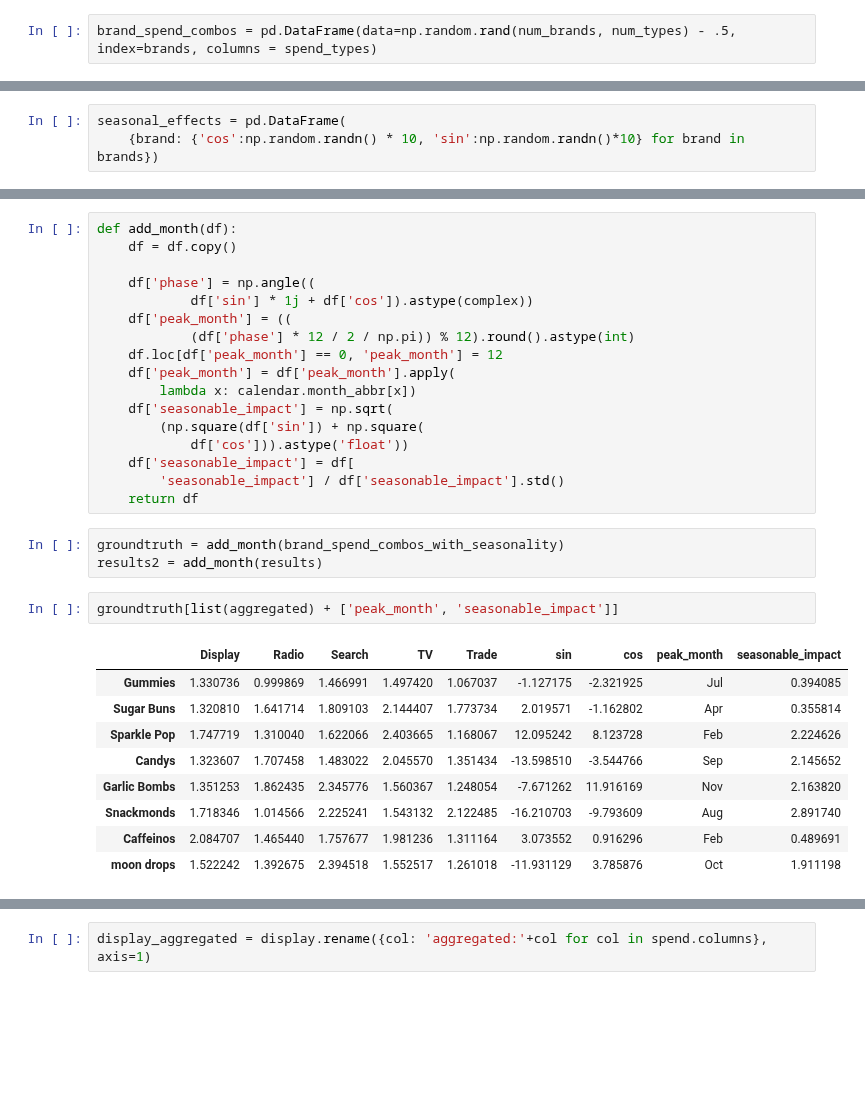
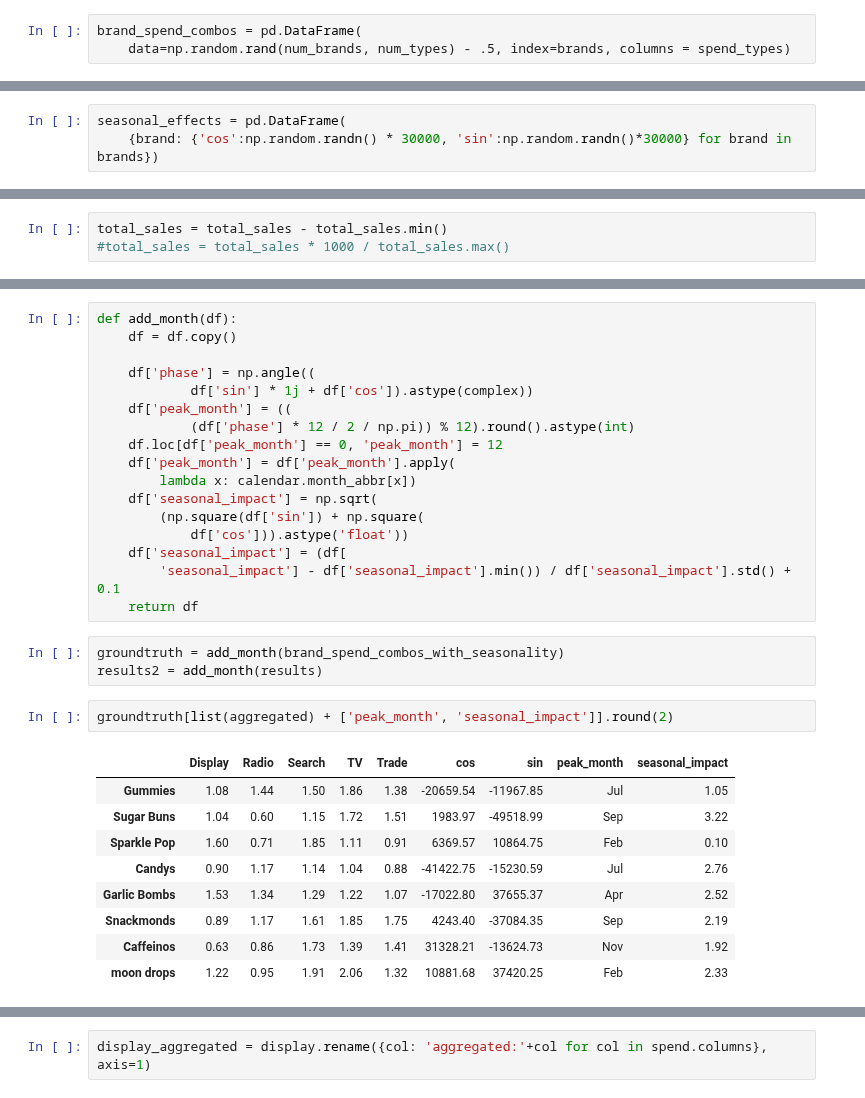
Before and after one commit to leedtan/LeeTanData, a Jupyter notebook: ML_Intro_4_and_5_Regularization/Lecture5_onehot_norm_tensorflow_with_time.ipynb, the cells around one changed output, grey strips where cells are left out. Cells and saved outputs as stored; diff of their text form; blank space fills up the shorter version.

```diff
--- a/ML_Intro_4_and_5_Regularization/Lecture5_onehot_norm_tensorflow_with_time.ipynb
+++ b/ML_Intro_4_and_5_Regularization/Lecture5_onehot_norm_tensorflow_with_time.ipynb
@@ -44,7 +46,8 @@ true_baselines = {brand: [np.random.randn() * 10] for brand in brands}
 spend_rois = {t : [np.random.rand()+.8] for t in spend_types}
 brand_rois = {t : [np.random.rand()/3] for t in brands}
 # %%
-brand_spend_combos = pd.DataFrame(data=np.random.rand(num_brands, num_types) - .5, index=brands, columns = spend_types)
+brand_spend_combos = pd.DataFrame(
+    data=np.random.rand(num_brands, num_types) - .5, index=brands, columns = spend_types)
 # %%
 brand_spend_combos  = brand_spend_combos + \
     pd.DataFrame(brand_rois, index=spend_rois).T + pd.DataFrame(spend_rois, index = brands)
@@ -94,6 +97,6 @@ salesnoise.head()
 # %%
 seasonal_effects = pd.DataFrame(
-    {brand: {'cos':np.random.randn() * 10, 'sin':np.random.randn()*10} for brand in brands})
+    {brand: {'cos':np.random.randn() * 30000, 'sin':np.random.randn()*30000} for brand in brands})
 # %%
 seasonal_effects
 # %% [output]
@@ -158,3 +213,6 @@ promo_viewed.head(10)
+# %%
+total_sales = total_sales - total_sales.min()
+#total_sales = total_sales * 1000 / total_sales.max()
 # %%
 sales_viewed = total_sales.clip(0, np.inf)
 # %%
@@ -430,25 +546,25 @@ def add_month(df):
     df.loc[df['peak_month'] == 0, 'peak_month'] = 12
     df['peak_month'] = df['peak_month'].apply(
         lambda x: calendar.month_abbr[x])
-    df['seasonable_impact'] = np.sqrt(
+    df['seasonal_impact'] = np.sqrt(
         (np.square(df['sin']) + np.square(
             df['cos'])).astype('float'))
-    df['seasonable_impact'] = df[
-        'seasonable_impact'] / df['seasonable_impact'].std()
+    df['seasonal_impact'] = (df[
+        'seasonal_impact'] - df['seasonal_impact'].min()) / df['seasonal_impact'].std() + 0.1
     return df
 # %%
 groundtruth = add_month(brand_spend_combos_with_seasonality)
 results2 = add_month(results)
 # %%
-groundtruth[list(aggregated) + ['peak_month', 'seasonable_impact']]
+groundtruth[list(aggregated) + ['peak_month', 'seasonal_impact']].round(2)
 # %% [output]
-|  | Display | Radio | Search | TV | Trade | sin | cos | peak_month | seasonable_impact |
-| Gummies | 1.330736 | 0.999869 | 1.466991 | 1.497420 | 1.067037 | -1.127175 | -2.321925 | Jul | 0.394085 |
-| Sugar Buns | 1.320810 | 1.641714 | 1.809103 | 2.144407 | 1.773734 | 2.019571 | -1.162802 | Apr | 0.355814 |
-| Sparkle Pop | 1.747719 | 1.310040 | 1.622066 | 2.403665 | 1.168067 | 12.095242 | 8.123728 | Feb | 2.224626 |
-| Candys | 1.323607 | 1.707458 | 1.483022 | 2.045570 | 1.351434 | -13.598510 | -3.544766 | Sep | 2.145652 |
-| Garlic Bombs | 1.351253 | 1.862435 | 2.345776 | 1.560367 | 1.248054 | -7.671262 | 11.916169 | Nov | 2.163820 |
-| Snackmonds | 1.718346 | 1.014566 | 2.225241 | 1.543132 | 2.122485 | -16.210703 | -9.793609 | Aug | 2.891740 |
-| Caffeinos | 2.084707 | 1.465440 | 1.757677 | 1.981236 | 1.311164 | 3.073552 | 0.916296 | Feb | 0.489691 |
-| moon drops | 1.522242 | 1.392675 | 2.394518 | 1.552517 | 1.261018 | -11.931129 | 3.785876 | Oct | 1.911198 |
+|  | Display | Radio | Search | TV | Trade | cos | sin | peak_month | seasonal_impact |
+| Gummies | 1.08 | 1.44 | 1.50 | 1.86 | 1.38 | -20659.54 | -11967.85 | Jul | 1.05 |
+| Sugar Buns | 1.04 | 0.60 | 1.15 | 1.72 | 1.51 | 1983.97 | -49518.99 | Sep | 3.22 |
+| Sparkle Pop | 1.60 | 0.71 | 1.85 | 1.11 | 0.91 | 6369.57 | 10864.75 | Feb | 0.10 |
+| Candys | 0.90 | 1.17 | 1.14 | 1.04 | 0.88 | -41422.75 | -15230.59 | Jul | 2.76 |
+| Garlic Bombs | 1.53 | 1.34 | 1.29 | 1.22 | 1.07 | -17022.80 | 37655.37 | Apr | 2.52 |
+| Snackmonds | 0.89 | 1.17 | 1.61 | 1.85 | 1.75 | 4243.40 | -37084.35 | Sep | 2.19 |
+| Caffeinos | 0.63 | 0.86 | 1.73 | 1.39 | 1.41 | 31328.21 | -13624.73 | Nov | 1.92 |
+| moon drops | 1.22 | 0.95 | 1.91 | 2.06 | 1.32 | 10881.68 | 37420.25 | Feb | 2.33 |
 # %%
```
Also changed, not shown: parts of 51 cells of this notebook.
